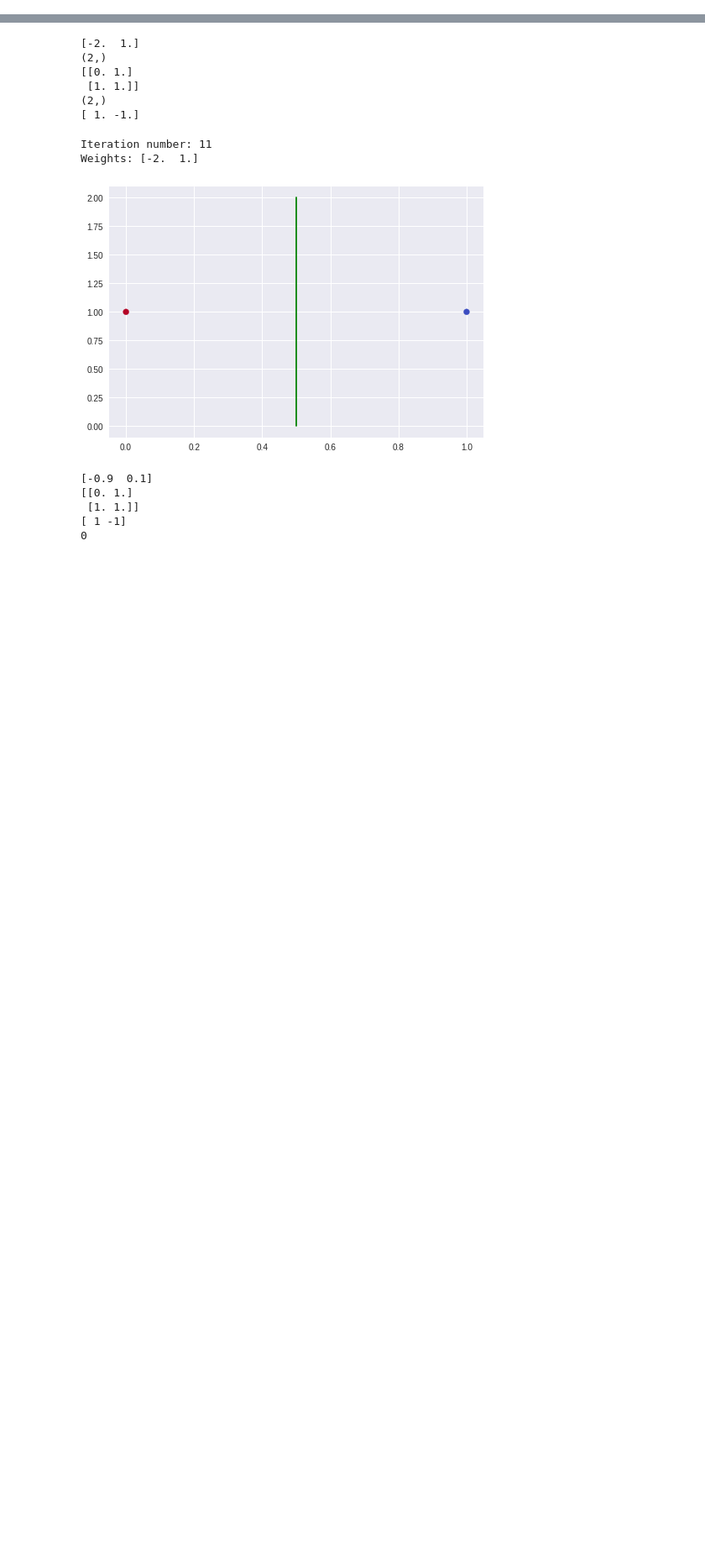
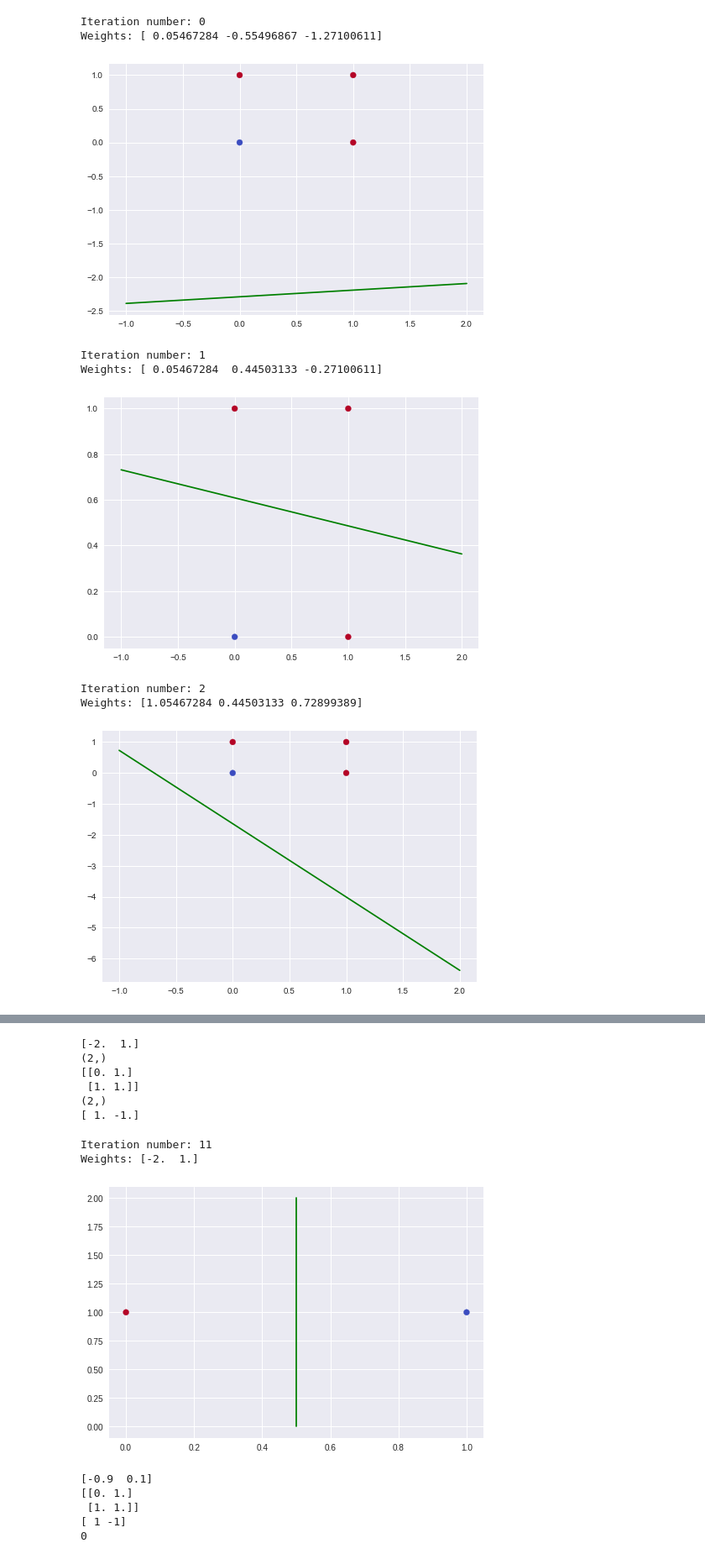
Before and after one commit to PritishWadhwa/DL-Assignments, a Jupyter notebook: Assignment1/Ques1/PTA.ipynb, the cells around one changed output, grey strips where cells are left out. Shown at 84% size. Drawn from its saved outputs; the diff is of its cells as text; code cells hidden in the pictures; blank space fills up the shorter version.

```diff
--- a/Assignment1/Ques1/PTA.ipynb
+++ b/Assignment1/Ques1/PTA.ipynb
@@ -82,0 +134,17 @@ class Perceptron():
+# %%
+# Data corresponding to OR Gate
+X = np.array([[0, 0], [0, 1], [1, 0], [1, 1]])
+y = np.array([0, 1, 1, 1])
+# %%
+p = Perceptron(X=X, y=y, numWeights=2, threshold=0, modelName='orGate', loadModel=False)
+p.train()
+# %% [output]
+Iteration number: 0
+Weights: [ 0.05467284 -0.55496867 -1.27100611]
+[figure, added]
+Iteration number: 1
+Weights: [ 0.05467284  0.44503133 -0.27100611]
+[figure, added]
+Iteration number: 2
+Weights: [1.05467284 0.44503133 0.72899389]
+[figure, added]
```
Also changed, not shown: parts of 12 cells of this notebook, 4 other files.
